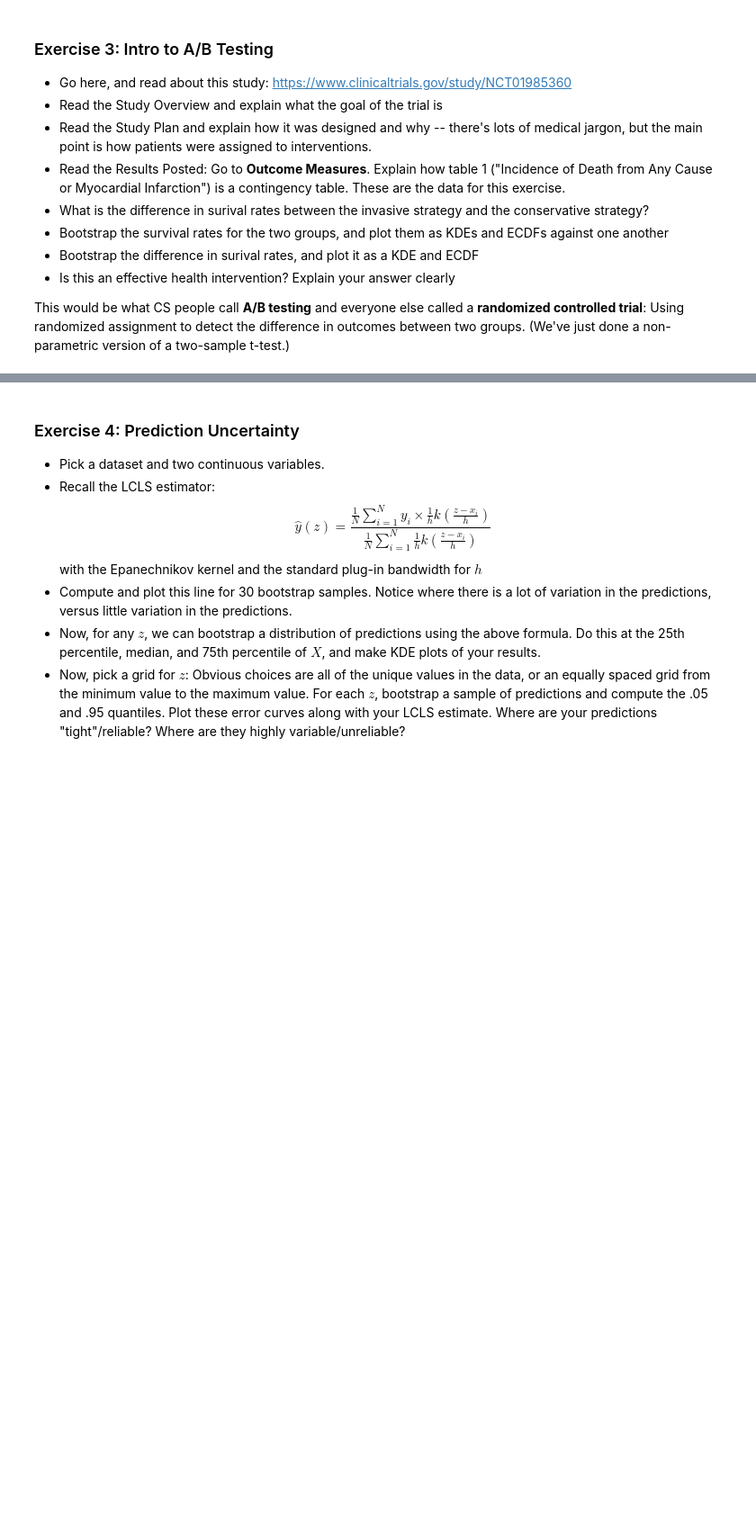
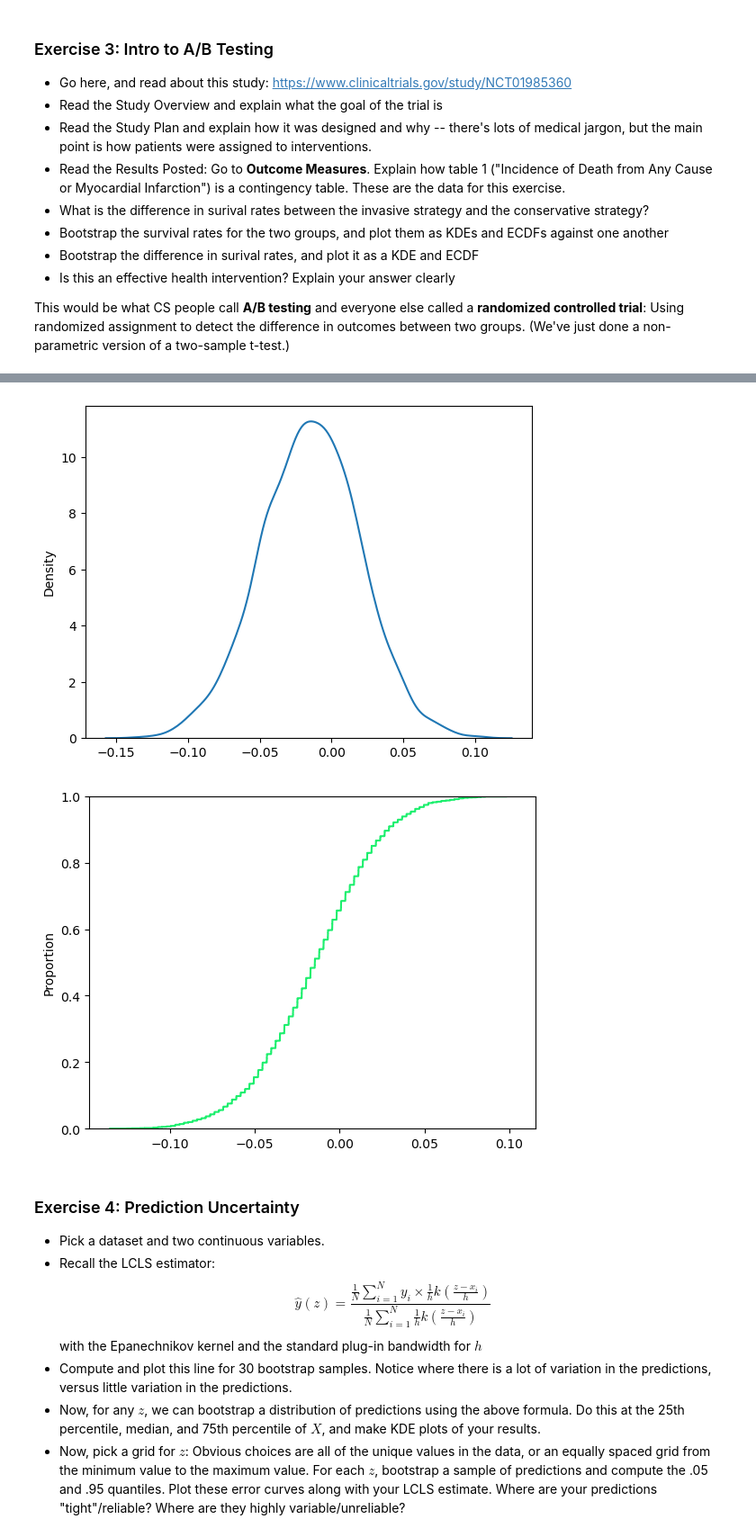
Before and after one commit to crwhittington/DS5030_assignment1, a Jupyter notebook: assignment1/assignment_4.ipynb, the cells around one changed output, grey strips where cells are left out. Shown: that part at 90% size. Saved outputs shown, nothing was run; the diff lists cells and outputs as text; code cells hidden in the pictures; blank space fills up the shorter version.

```diff
--- a/assignment1/assignment_4.ipynb
+++ b/assignment1/assignment_4.ipynb
@@ -88,3 +141,27 @@ This would be what CS people call **A/B testing** and everyone else called a **r
+# %%
+def bootstrap_difference(df1, df2, column, samples=2500):
+    diffs = []
+    for _ in range(samples):
+        mean1 = df1.sample(frac=1, replace=True)[column].mean()
+        mean2 = df2.sample(frac=1, replace=True)[column].mean()
+        diffs.append(mean1 - mean2)
+    return pd.Series(diffs)
+
+
+difference = bootstrap_difference(df_con, df_inv, "outcome", samples=2500)
+
+# kde plot
+
+sns.kdeplot(difference)
+plt.show()
+
+# ecdf plot
+
+sns.ecdfplot(difference, color= "#1CEF6D")
+plt.show()
+# %% [output]
+[figure, added]
+[figure, added]
 # %% [markdown]
 ### Exercise 4: Prediction Uncertainty
 - Pick a dataset and two continuous variables.
```
Also changed, not shown: parts of 5 cells of this notebook.
